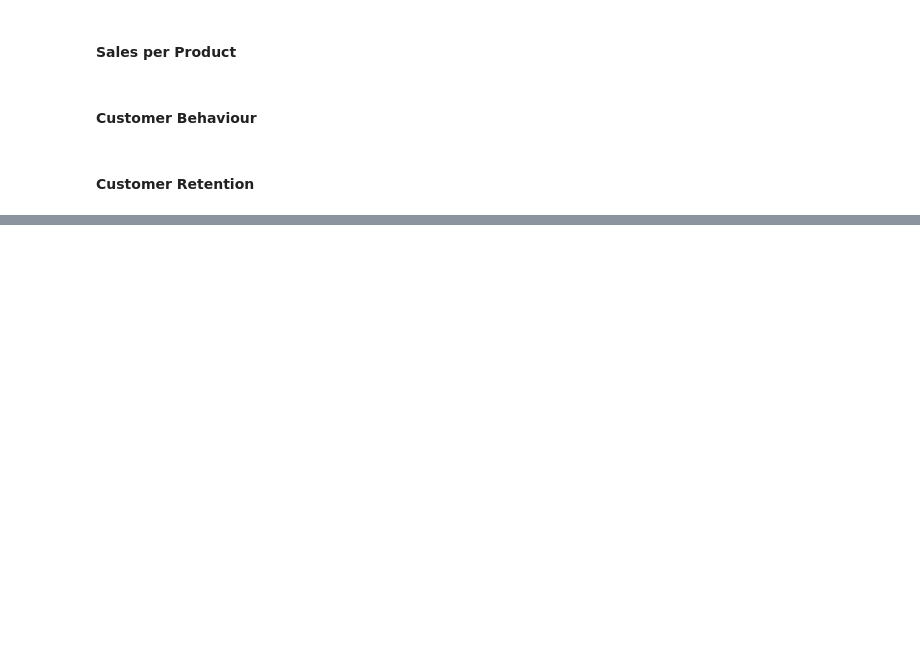
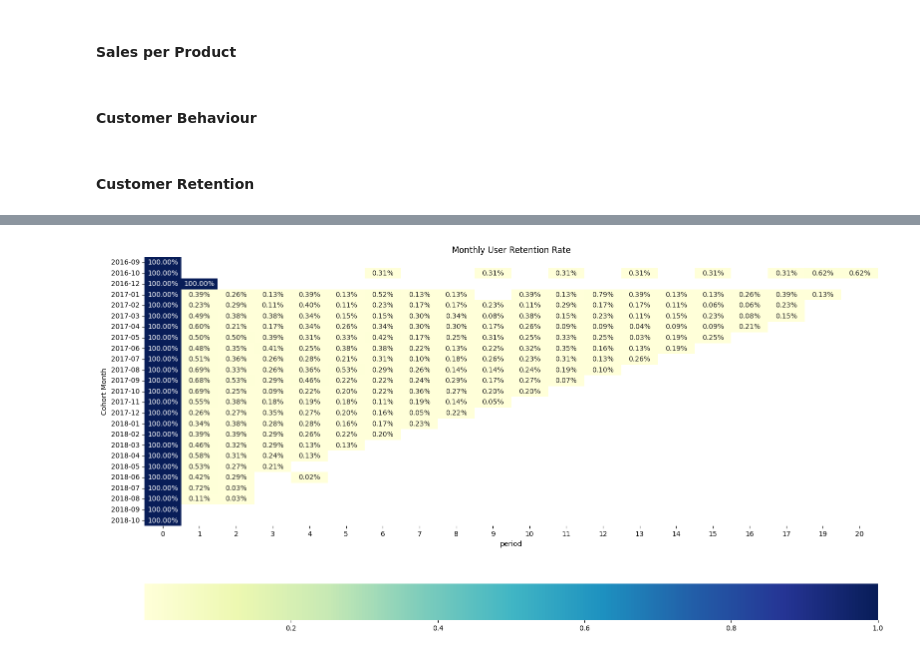
Before and after one commit to aridiawan/ecommerce-analysis, a Jupyter notebook: notebooks/2.0.1-EDA.ipynb, the cells around one changed output, grey strips where cells are left out. Saved outputs shown, nothing was run; the diff lists cells and outputs as text; code cells hidden in the pictures; blank space fills up the shorter version.

```diff
--- a/notebooks/2.0.1-EDA.ipynb
+++ b/notebooks/2.0.1-EDA.ipynb
@@ -83,3 +88,7 @@ array(['delivered', 'canceled'], dtype=object)
 #### **Customer Behaviour**
 # %% [markdown]
 #### **Customer Retention**
+# %%
+dfCohort = data_eda.drop_duplicates(subset='order_id', keep='first')[['customer_unique_id', 'order_month']]
+dfCohort['cohort_month'] = dfCohort.groupby('customer_unique_id')['order_month'].transform('min')
+dfCohort.head()
@@ -85,0 +102,10 @@ array(['delivered', 'canceled'], dtype=object)
+# %%
+# Number of distinct customer
+dfCohort = dfCohort.groupby(['order_month','cohort_month'])\
+            .agg(n_customers = ('customer_unique_id', 'nunique'))\
+            .reset_index(drop=False)
+
+# Period = current month - cohort month
+dfCohort['period'] = (dfCohort['order_month'] - dfCohort['cohort_month']).apply(attrgetter('n'))
+
+dfCohort.head()
@@ -85,0 +119,18 @@ array(['delivered', 'canceled'], dtype=object)
+# %%
+# Pivot Cohort
+pivot_cohort = dfCohort.pivot_table(index='cohort_month', columns='period', values='n_customers')
+pivot_cohort = pivot_cohort.divide(pivot_cohort[0], axis=0)
+
+plt.figure(figsize=(16,8))
+sns.heatmap(pivot_cohort,
+            annot=True,
+            fmt='.2%',
+            cmap='YlGnBu',
+            cbar_kws={'orientation':'horizontal'})
+plt.tight_layout()
+plt.xlabel('period')
+plt.ylabel('Cohort Month')
+plt.title('Monthly User Retention Rate')
+plt.show()
+# %% [output]
+[figure, added]
```
Also changed, not shown: parts of 9 cells of this notebook.
